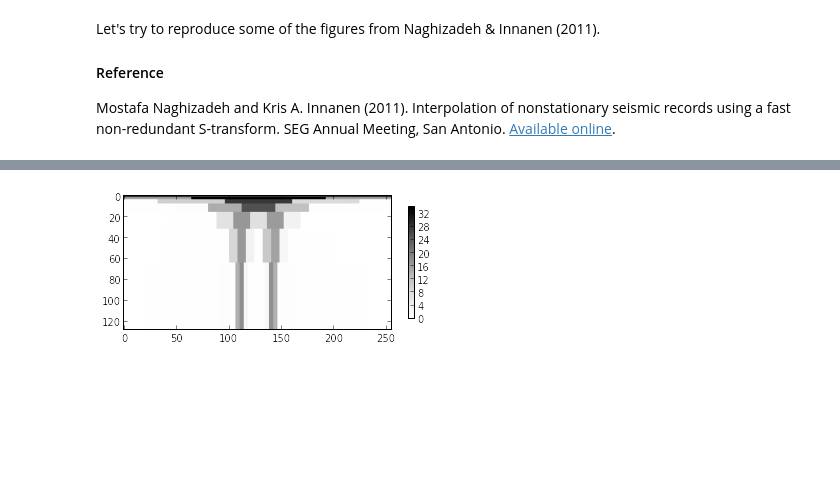
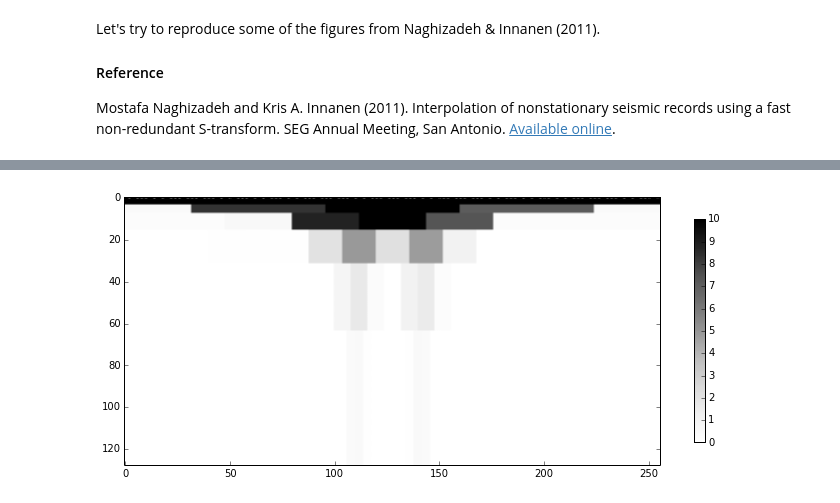
Before and after one commit to kwinkunks/timefreak, a Jupyter notebook: fst.ipynb, the cells around one changed output, grey strips where cells are left out. Saved outputs shown, nothing was run; the diff lists cells and outputs as text; code cells hidden in the pictures; blank space fills up the shorter version.

```diff
--- a/fst.ipynb
+++ b/fst.ipynb
@@ -294,11 +319,11 @@ plt.show()
 # %%
-S = gft.gft1d(s, 'gaussian')
+S = gft.gft1d(s)
 
 tfr = abs(gft.gft1dInterpolateNN(S))
 
-plt.figure()
-plt.imshow(tfr[:128,], cmap='Greys')
+plt.figure(figsize=(12,8))
+plt.imshow(tfr[:128,], cmap='Greys', vmax=10)
 plt.colorbar(shrink=0.5)
 plt.show()
 # %% [output]
-[figure, old version]
+[figure, new version]
```
Also changed, not shown: parts of 20 cells of this notebook, 2 other files.
